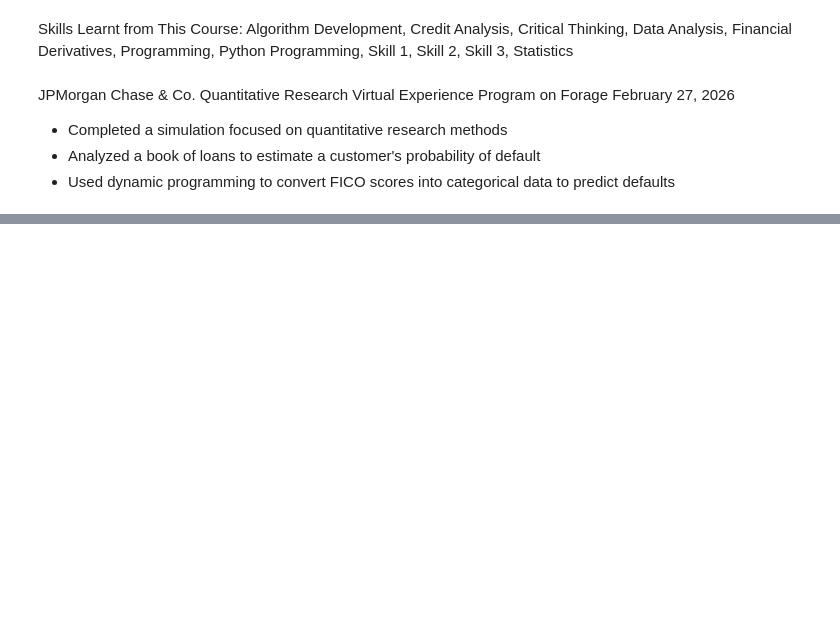
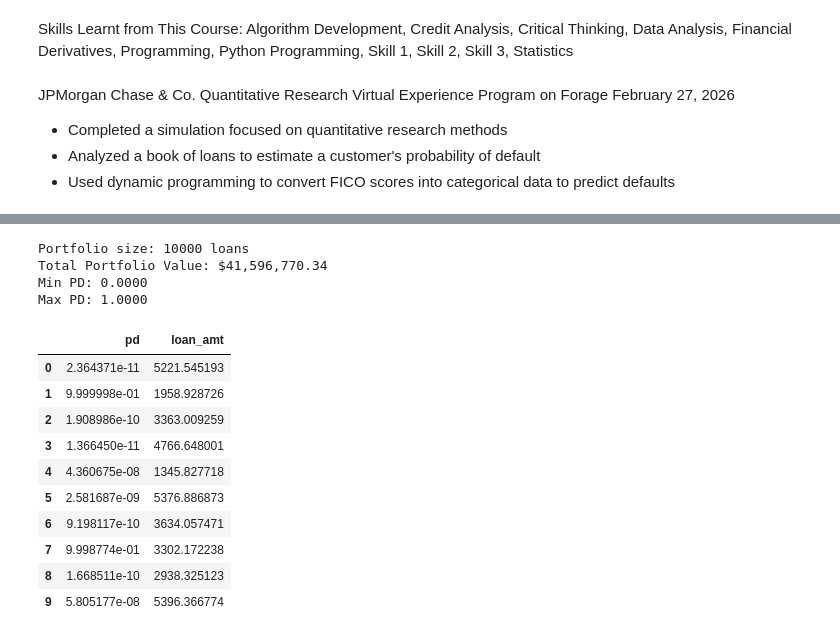
Before and after one commit to Risalat765/Credit-Risk-Mortgage-Portfolio-Valuation, a Jupyter notebook: JPMorgan_Loan.ipynb, the cells around one changed output, grey strips where cells are left out. Drawn from its saved outputs; the diff is of its cells as text; code cells hidden in the pictures; blank space fills up the shorter version.

```diff
--- a/JPMorgan_Loan.ipynb
+++ b/JPMorgan_Loan.ipynb
@@ -418,0 +424,37 @@ February 27, 2026
+# %%
+# Replace these with the ACTUAL 6 column names you used for training
+my_feature_columns = ['credit_lines_outstanding', 'loan_amt_outstanding', 'total_debt_outstanding', 'income', 'years_employed', 'fico_score']
+
+# 1. Select ONLY those 6 columns
+all_features = scaler.transform(data[my_feature_columns])
+
+# 2. This will now work because the shape matches (10,000 x 6)
+all_pds = logreg_model.predict_proba(all_features)[:, 1]
+
+# 3. Create the Portfolio for the Sim
+df_portfolio = pd.DataFrame({
+    'pd': all_pds,
+    'loan_amt': data['loan_amt_outstanding']
+})
+
+print(f"Portfolio size: {len(df_portfolio)} loans")
+print(f"Total Portfolio Value: ${df_portfolio['loan_amt'].sum():,.2f}")
+print(f"Min PD: {all_pds.min():.4f}")
+print(f"Max PD: {all_pds.max():.4f}")
+df_portfolio.head(10)
+# %% [output]
+Portfolio size: 10000 loans
+Total Portfolio Value: $41,596,770.34
+Min PD: 0.0000
+Max PD: 1.0000
+|  | pd | loan_amt |
+| 0 | 2.364371e-11 | 5221.545193 |
+| 1 | 9.999998e-01 | 1958.928726 |
+| 2 | 1.908986e-10 | 3363.009259 |
+| 3 | 1.366450e-11 | 4766.648001 |
+| 4 | 4.360675e-08 | 1345.827718 |
+| 5 | 2.581687e-09 | 5376.886873 |
+| 6 | 9.198117e-10 | 3634.057471 |
+| 7 | 9.998774e-01 | 3302.172238 |
+| 8 | 1.668511e-10 | 2938.325123 |
+| 9 | 5.805177e-08 | 5396.366774 |
```
Also changed, not shown: parts of 11 cells of this notebook, 1 other file.
